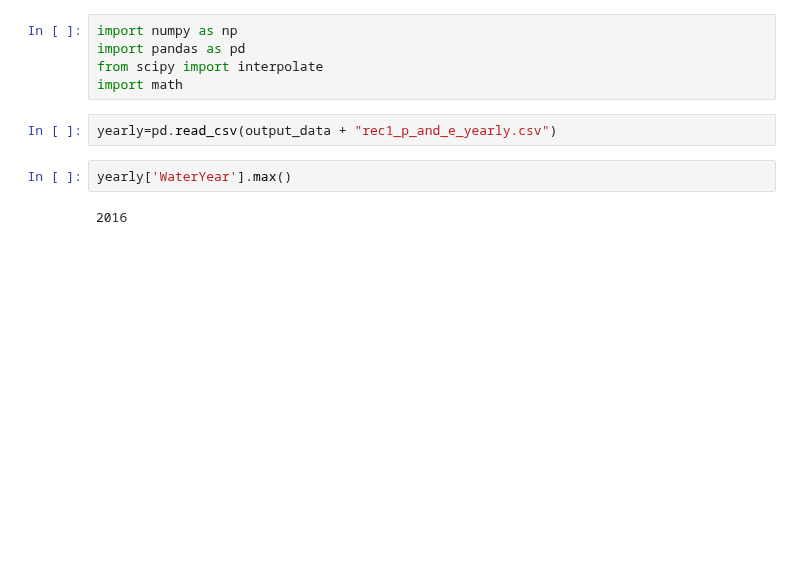
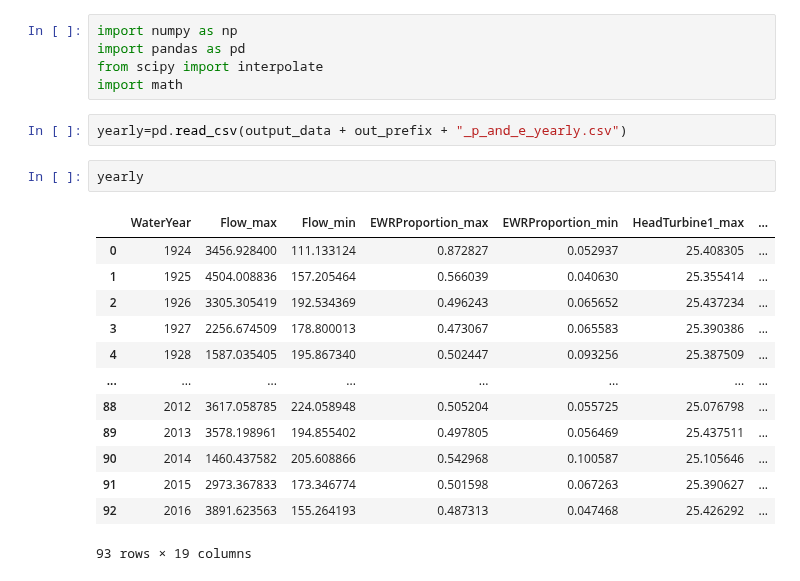
Before and after one commit to AndyFlem/ngonye-notepad, a Jupyter notebook: f_power_energy_periods.ipynb, the cells around one changed output. Cells and saved outputs as stored; diff of their text form; blank space fills up the shorter version.

```diff
--- a/f_power_energy_periods.ipynb
+++ b/f_power_energy_periods.ipynb
@@ -29,9 +31,21 @@ import pandas as pd
 from scipy import interpolate
 import math
 # %%
-yearly=pd.read_csv(output_data + "rec1_p_and_e_yearly.csv")
+yearly=pd.read_csv(output_data + out_prefix + "_p_and_e_yearly.csv")
 # %%
-yearly['WaterYear'].max()
+yearly
 # %% [output]
+|  | WaterYear | Flow_max | Flow_min | EWRProportion_max | EWRProportion_min | HeadTurbine1_max | ... |
+| 0 | 1924 | 3456.928400 | 111.133124 | 0.872827 | 0.052937 | 25.408305 | ... |
+| 1 | 1925 | 4504.008836 | 157.205464 | 0.566039 | 0.040630 | 25.355414 | ... |
+| 2 | 1926 | 3305.305419 | 192.534369 | 0.496243 | 0.065652 | 25.437234 | ... |
+| 3 | 1927 | 2256.674509 | 178.800013 | 0.473067 | 0.065583 | 25.390386 | ... |
+| 4 | 1928 | 1587.035405 | 195.867340 | 0.502447 | 0.093256 | 25.387509 | ... |
+| ... | ... | ... | ... | ... | ... | ... | ... |
+| 88 | 2012 | 3617.058785 | 224.058948 | 0.505204 | 0.055725 | 25.076798 | ... |
+| 89 | 2013 | 3578.198961 | 194.855402 | 0.497805 | 0.056469 | 25.437511 | ... |
+| 90 | 2014 | 1460.437582 | 205.608866 | 0.542968 | 0.100587 | 25.105646 | ... |
+| 91 | 2015 | 2973.367833 | 173.346774 | 0.501598 | 0.067263 | 25.390627 | ... |
+| 92 | 2016 | 3891.623563 | 155.264193 | 0.487313 | 0.047468 | 25.426292 | ... |
-2016
+93 rows × 19 columns
 # %%
```
Also changed, not shown: parts of 16 cells of this notebook, 19 other files.
